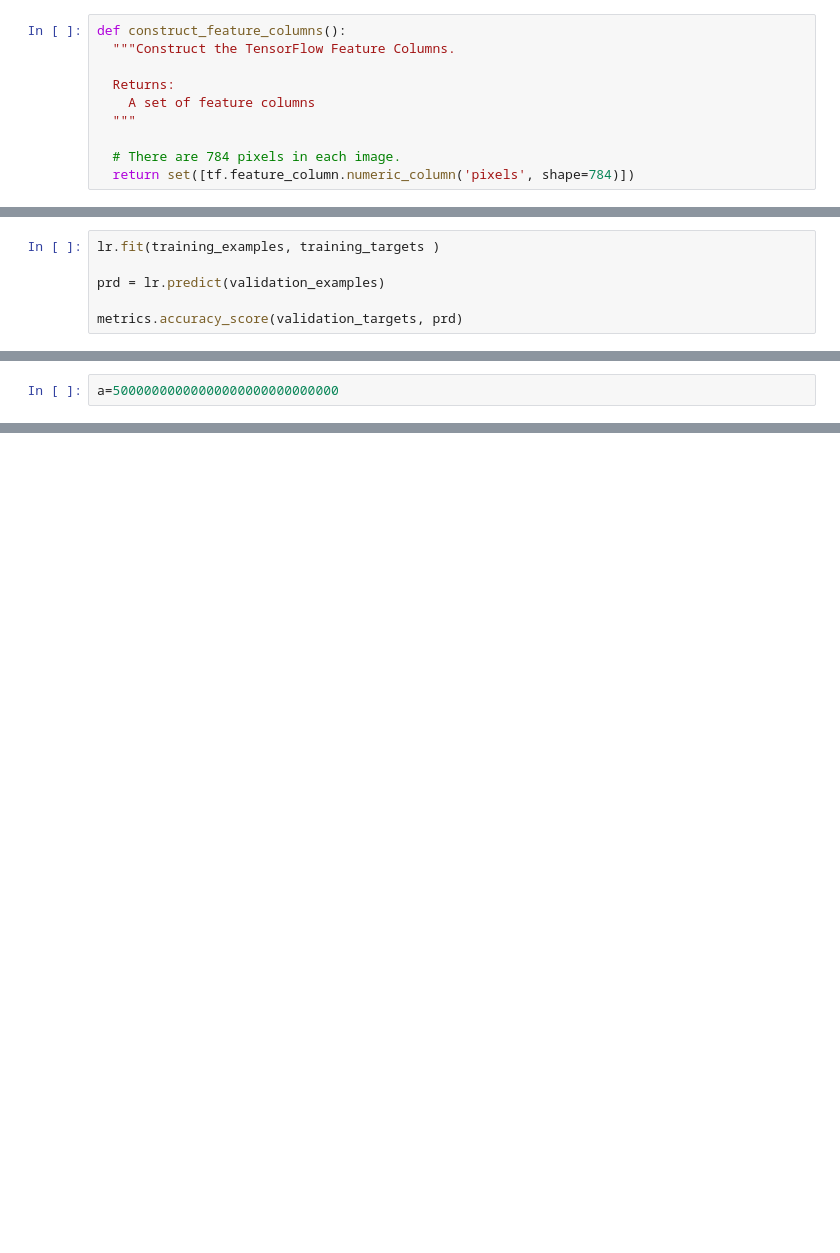
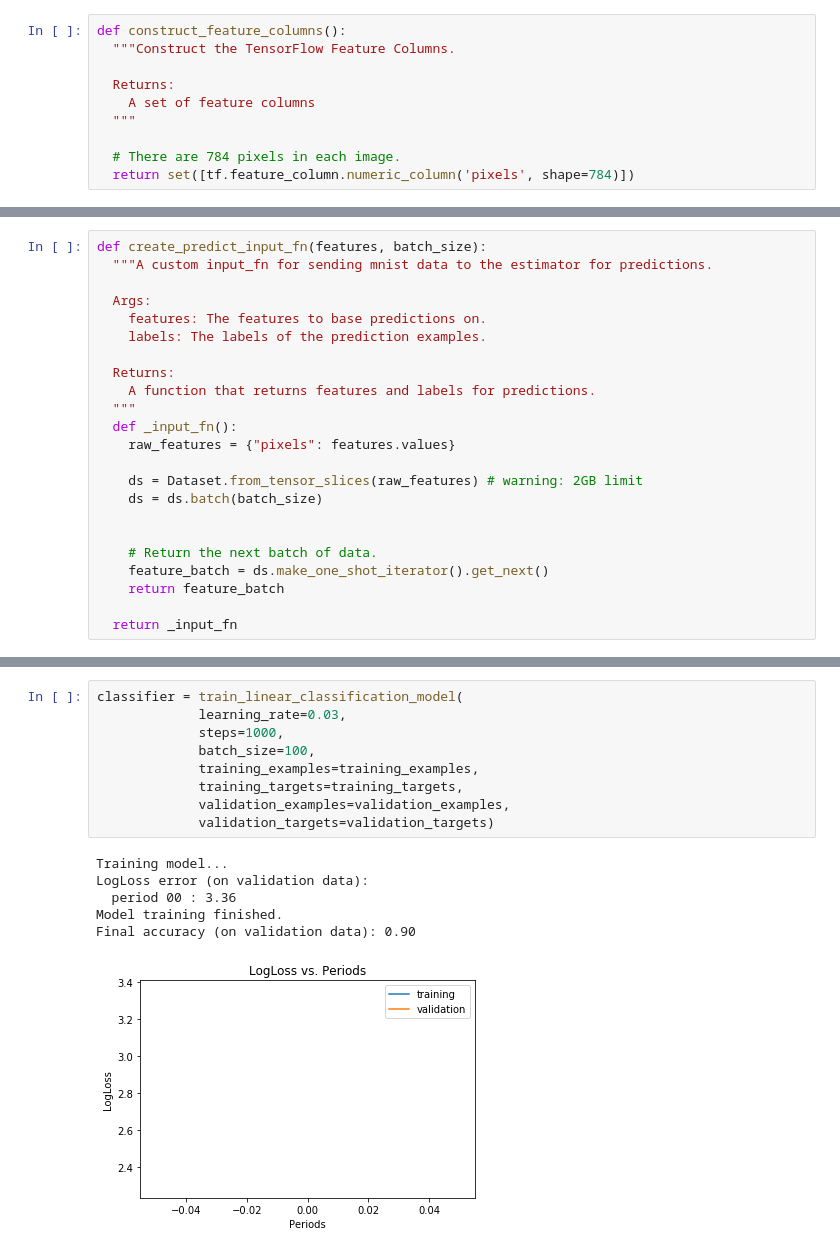
Before and after one commit to frolovconst/crash_course, a Jupyter notebook: multiclass_clf/multiclass.ipynb, the cells around one changed output, grey strips where cells are left out. Cells and saved outputs as stored; diff of their text form; blank space fills up the shorter version.

```diff
--- a/multiclass_clf/multiclass.ipynb
+++ b/multiclass_clf/multiclass.ipynb
@@ -426,6 +129,0 @@ lr = LogisticRegression(C=1, max_iter=4)
-# %%
-lr.fit(training_examples, training_targets )
-
-prd = lr.predict(validation_examples)
-
-metrics.accuracy_score(validation_targets, prd)
@@ -436,2 +129,0 @@ from sys import getsizeof
-# %%
-a=50000000000000000000000000000
@@ -495,0 +163,23 @@ array([9, 0, 0, 0, 0])
+# %%
+def create_predict_input_fn(features, batch_size):
+  """A custom input_fn for sending mnist data to the estimator for predictions.
+
+  Args:
+    features: The features to base predictions on.
+    labels: The labels of the prediction examples.
+
+  Returns:
+    A function that returns features and labels for predictions.
+  """
+  def _input_fn():
+    raw_features = {"pixels": features.values}
+
+    ds = Dataset.from_tensor_slices(raw_features) # warning: 2GB limit
+    ds = ds.batch(batch_size)
+
+
+    # Return the next batch of data.
+    feature_batch = ds.make_one_shot_iterator().get_next()
+    return feature_batch
+
+  return _input_fn
@@ -495,0 +302,16 @@ array([9, 0, 0, 0, 0])
+# %%
+classifier = train_linear_classification_model(
+             learning_rate=0.03,
+             steps=1000,
+             batch_size=100,
+             training_examples=training_examples,
+             training_targets=training_targets,
+             validation_examples=validation_examples,
+             validation_targets=validation_targets)
+# %% [output]
+Training model...
+LogLoss error (on validation data):
+  period 00 : 3.36
+Model training finished.
+Final accuracy (on validation data): 0.90
+[figure, added]
```
Also changed, not shown: parts of 46 cells of this notebook.
